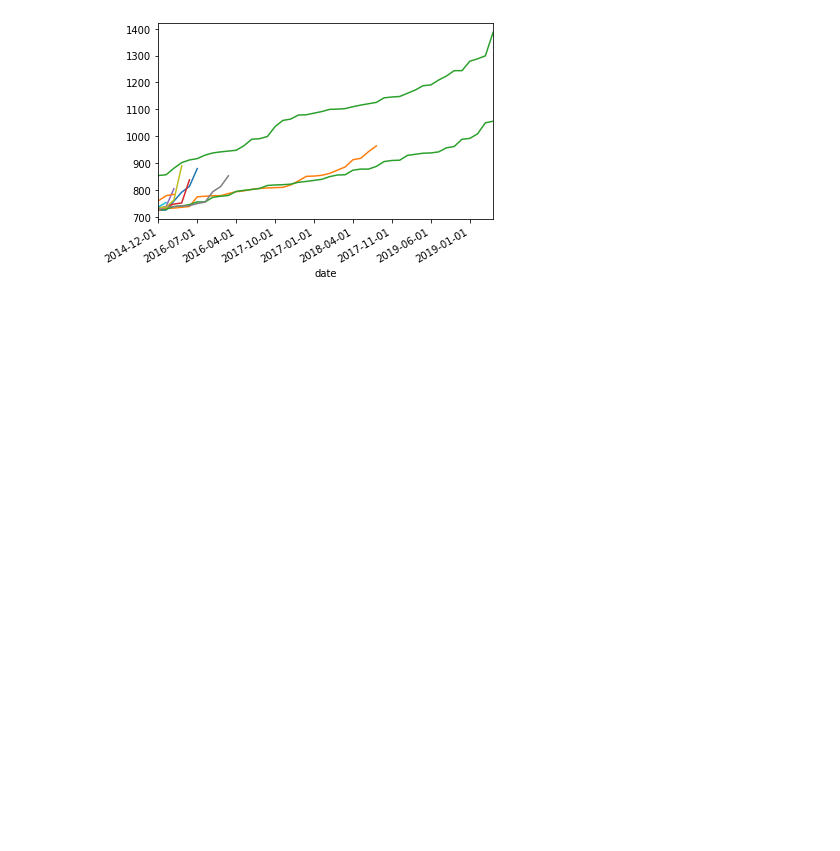
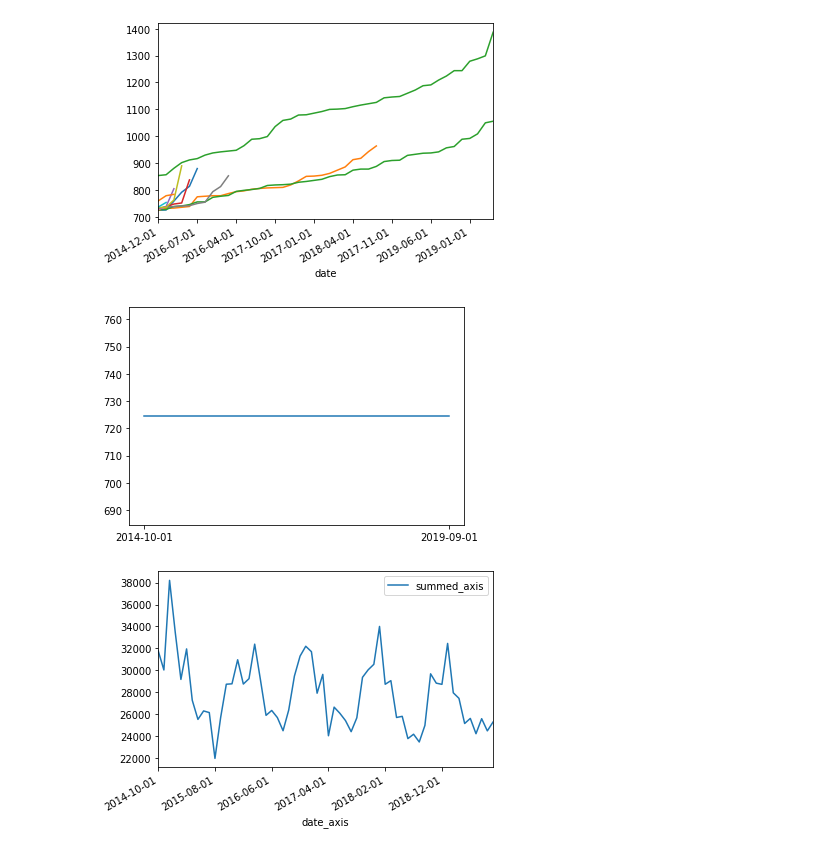
Before and after one commit to ecarnold24/Antibiotics, a Jupyter notebook: Merged_Antibiotics1.ipynb, the cells around one changed output. Drawn from its saved outputs; the diff is of its cells as text; code cells hidden in the pictures; blank space fills up the shorter version.

```diff
--- a/Merged_Antibiotics1.ipynb
+++ b/Merged_Antibiotics1.ipynb
@@ -316,0 +320,12 @@ Plot_outliers(data)
+# %%
+x1 = min(data.date) #set x coordinate for earliest date
+x2 = max(data.date) # set x coordinate for latest date
+y = HighOut # set y as the upper bound for outliers
+l1 = [(x1,y),(x2,y)] #define function for line for upper bound
+x = [min(data.date),max(data.date)]
+y = [HighOut,HighOut]
+PlotOut = plt.plot(x,y)
+Plot_trends_combined_surgeries(data)
+# %% [output]
+[figure, added]
+[figure, added]
```
Also changed, not shown: parts of 3 cells of this notebook.
